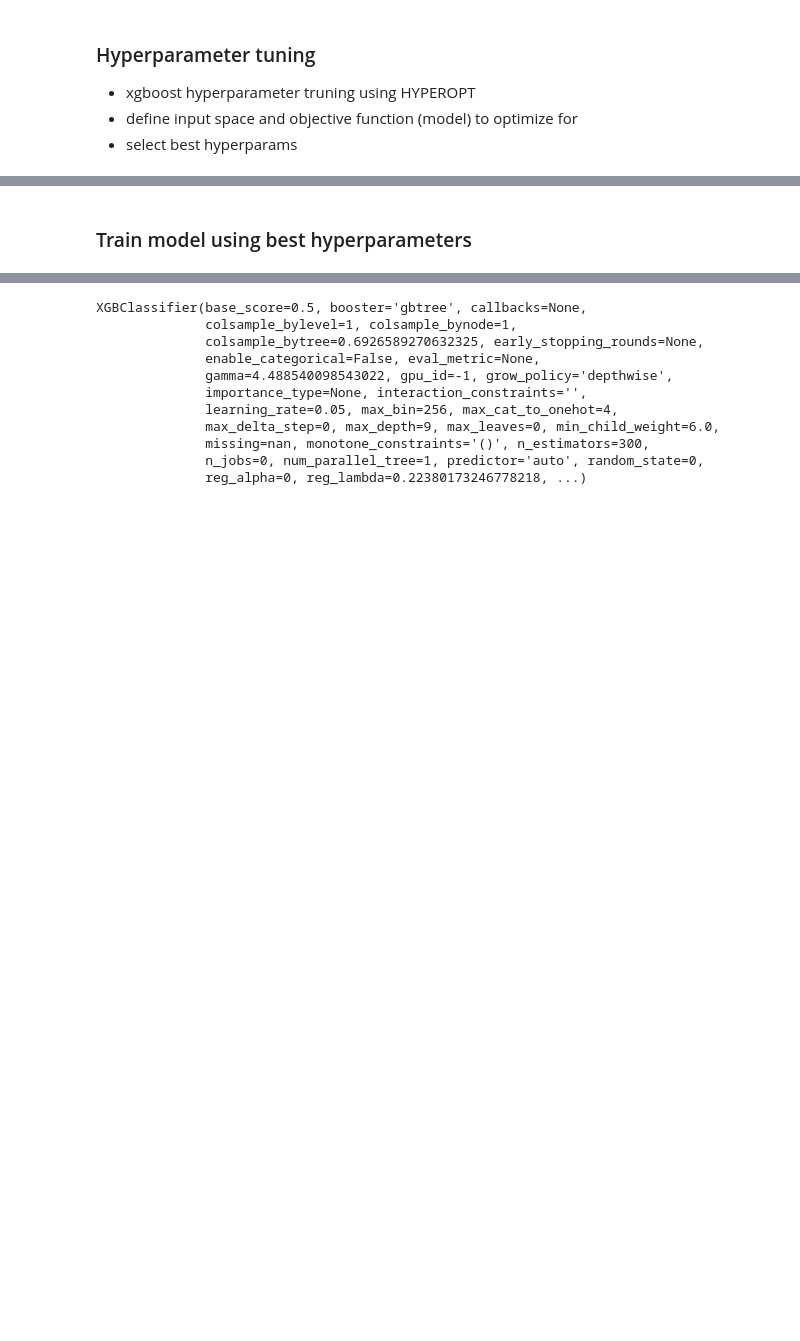
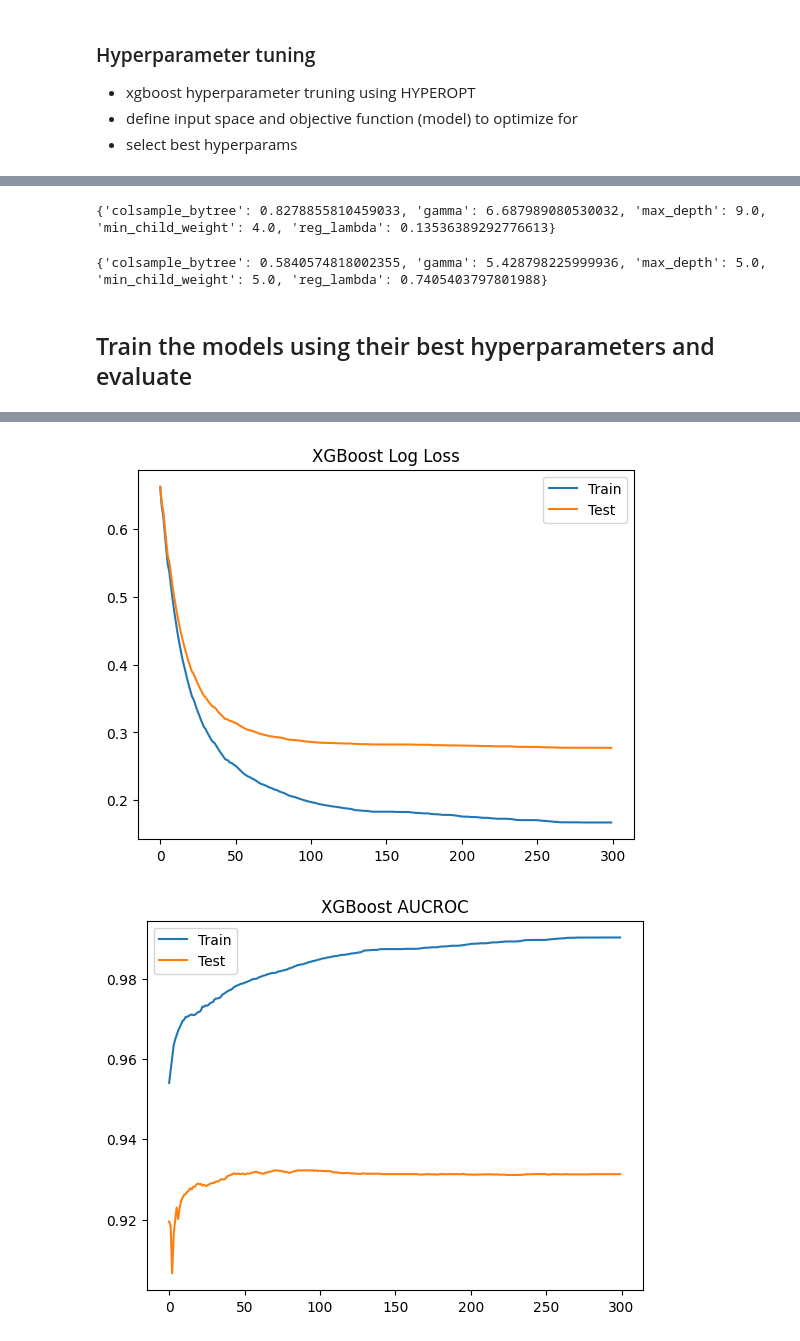
Before and after one commit to Ramya-Kottapalli/aicadium-coding, a Jupyter notebook: ecommerce_model.ipynb, the cells around one changed output, grey strips where cells are left out. Cells and saved outputs as stored; diff of their text form; code cells hidden in the pictures; blank space fills up the shorter version.

```diff
--- a/ecommerce_model.ipynb
+++ b/ecommerce_model.ipynb
@@ -435,6 +454,0 @@ Accuracy: 0.8673965936739659
-# %%
-# get bset
-for k, v in best_hp.items():
-    best_hp[k] = float(v)
-
-print(best_hp)
@@ -443,12 +459,51 @@ print(best_hp)
+# %%
+trials = Trials() # for selected features
+obj_min_select = partial(obj_func, eval_set_select)
+best_hp_select = fmin(fn = obj_min_select,
+                space = in_space,
+                algo = tpe.suggest,
+                max_evals = 50,
+                trials = trials)
+
+# get best
+for k, v in best_hp_select.items():
+    best_hp_select[k] = float(v)
+
+print(best_hp_select)
+# %% [output]
+{'colsample_bytree': 0.8278855810459033, 'gamma': 6.687989080530032, 'max_depth': 9.0, 'min_child_weight': 4.0, 'reg_lambda': 0.13536389292776613}
+# %%
+trials2 = Trials() # for complete features
+obj_min_comp = partial(obj_func, eval_set_comp)
+best_hp_comp = fmin(fn = obj_min_comp,
+                space = in_space,
+                algo = tpe.suggest,
+                max_evals = 50,
+                trials = trials2)
+
+# get best
+for k, v in best_hp_comp.items():
+    best_hp_comp[k] = float(v)
+
+print(best_hp_comp)
+# %% [output]
+{'colsample_bytree': 0.5840574818002355, 'gamma': 5.428798225999936, 'max_depth': 5.0, 'min_child_weight': 5.0, 'reg_lambda': 0.7405403797801988}
 # %% [markdown]
-### Train model using best hyperparameters
+## Train the models using their best hyperparameters and evaluate
 # %%
-model = XGBClassifier(learning_rate=LR, n_estimators=n_est,
-    max_depth=int(best_hp['max_depth']), scale_pos_weight=scale_pos_weight,
-    colsample_bytree=best_hp['colsample_bytree'],
-    gamma=best_hp['gamma'],
-    min_child_weight=best_hp['min_child_weight'],
-    reg_lambda=best_hp['reg_lambda'])
+colsample_bytree, gamma, max_depth, min_child_weight, reg_lambda = best_hp_select.values()
 
-model.fit(select_X_train, Y_train, eval_metric=eval_metric, eval_set=eval_set, verbose=True)
+model_select = XGBClassifier(learning_rate=LR, n_estimators=n_est,
+    max_depth=int(max_depth), scale_pos_weight=scale_pos_weight,
+    colsample_bytree=colsample_bytree,
+    gamma=gamma,
+    min_child_weight=min_child_weight,
+    reg_lambda=reg_lambda)
+
+model_select.fit(select_X_train, Y_train, eval_metric=eval_metric, eval_set=eval_set_select, verbose=False)
+
+model_select.save_model('models/final_model_selected_features.txt')
+
+print_metrics(model_select, select_X_train, select_X_test, Y_train, Y_test)
+plot_metrics(model_select)
 # %% [output]
@@ -472,11 +528,2 @@ model.fit(select_X_train, Y_train, eval_metric=eval_metric, eval_set=eval_set, v
-XGBClassifier(base_score=0.5, booster='gbtree', callbacks=None,
-              colsample_bylevel=1, colsample_bynode=1,
-              colsample_bytree=0.6926589270632325, early_stopping_rounds=None,
-              enable_categorical=False, eval_metric=None,
-              gamma=4.488540098543022, gpu_id=-1, grow_policy='depthwise',
-              importance_type=None, interaction_constraints='',
-              learning_rate=0.05, max_bin=256, max_cat_to_onehot=4,
-              max_delta_step=0, max_depth=9, max_leaves=0, min_child_weight=6.0,
-              missing=nan, monotone_constraints='()', n_estimators=300,
-              n_jobs=0, num_parallel_tree=1, predictor='auto', random_state=0,
-              reg_alpha=0, reg_lambda=0.22380173246778218, ...)
+[figure, added]
+[figure, added]
```
Also changed, not shown: parts of 28 cells of this notebook, 9 other files.
